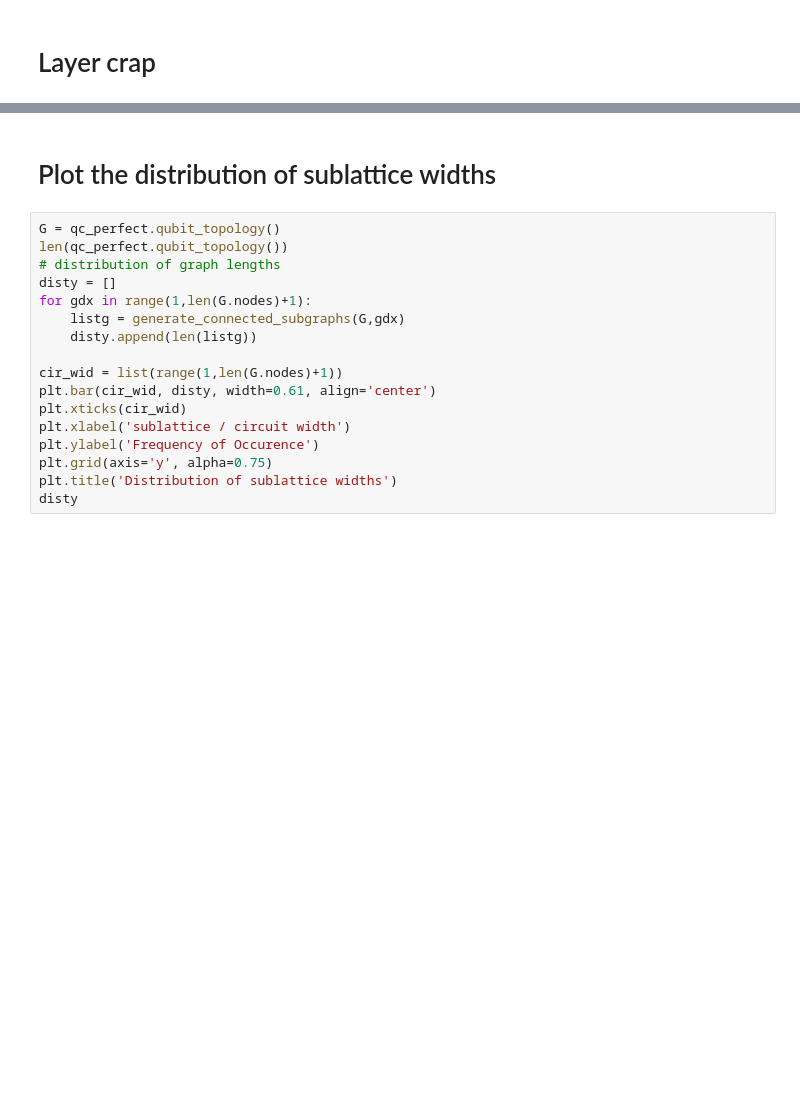
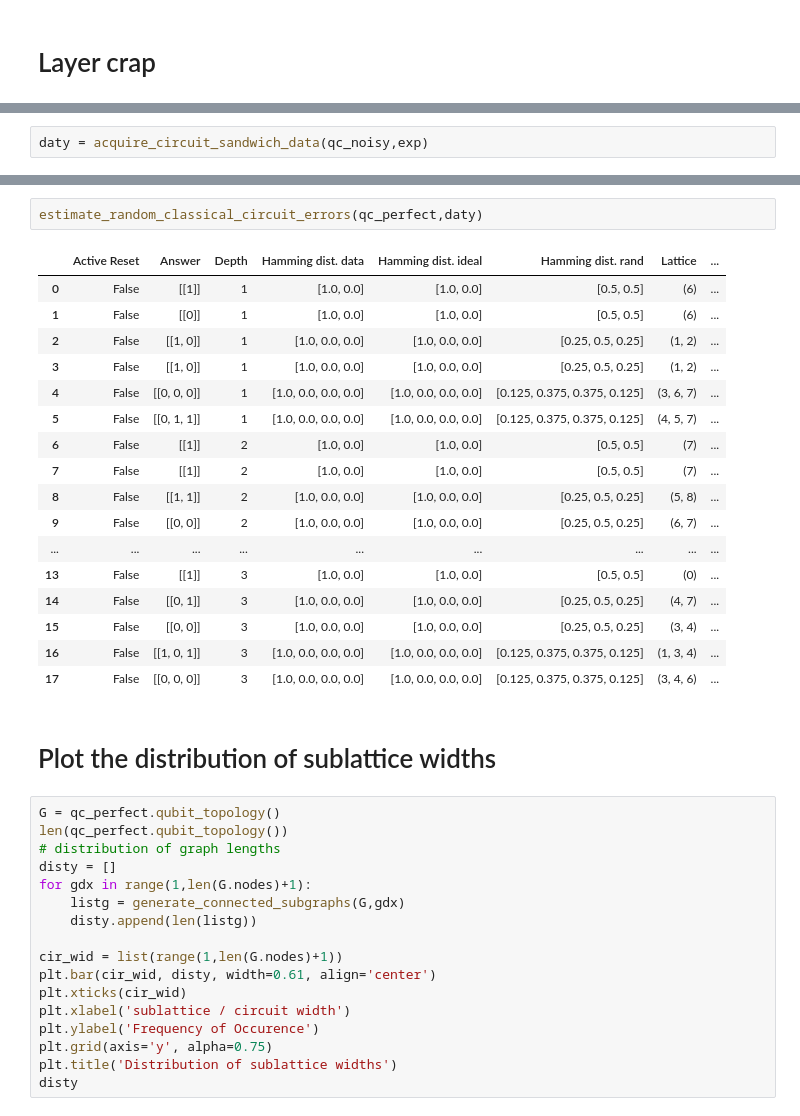
Before and after one commit to rigetti/forest-benchmarking, a Jupyter notebook: examples/circuit_testing_josh.ipynb, the cells around one changed output, grey strips where cells are left out. Saved outputs shown, nothing was run; the diff lists cells and outputs as text; blank space fills up the shorter version.

```diff
--- a/examples/circuit_testing_josh.ipynb
+++ b/examples/circuit_testing_josh.ipynb
@@ -246,0 +138,2 @@ def generate_sandwich_circuits_experiments(qc_noisy: QuantumComputer,
+# %%
+daty = acquire_circuit_sandwich_data(qc_noisy,exp)
@@ -247,3 +160,23 @@ def generate_sandwich_circuits_experiments(qc_noisy: QuantumComputer,
+# %%
+estimate_random_classical_circuit_errors(qc_perfect,daty)
+# %% [output]
+|  | Active Reset | Answer | Depth | Hamming dist. data | Hamming dist. ideal | Hamming dist. rand | Lattice | ... |
+| 0 | False | [[1]] | 1 | [1.0, 0.0] | [1.0, 0.0] | [0.5, 0.5] | (6) | ... |
+| 1 | False | [[0]] | 1 | [1.0, 0.0] | [1.0, 0.0] | [0.5, 0.5] | (6) | ... |
+| 2 | False | [[1, 0]] | 1 | [1.0, 0.0, 0.0] | [1.0, 0.0, 0.0] | [0.25, 0.5, 0.25] | (1, 2) | ... |
+| 3 | False | [[1, 0]] | 1 | [1.0, 0.0, 0.0] | [1.0, 0.0, 0.0] | [0.25, 0.5, 0.25] | (1, 2) | ... |
+| 4 | False | [[0, 0, 0]] | 1 | [1.0, 0.0, 0.0, 0.0] | [1.0, 0.0, 0.0, 0.0] | [0.125, 0.375, 0.375, 0.125] | (3, 6, 7) | ... |
+| 5 | False | [[0, 1, 1]] | 1 | [1.0, 0.0, 0.0, 0.0] | [1.0, 0.0, 0.0, 0.0] | [0.125, 0.375, 0.375, 0.125] | (4, 5, 7) | ... |
+| 6 | False | [[1]] | 2 | [1.0, 0.0] | [1.0, 0.0] | [0.5, 0.5] | (7) | ... |
+| 7 | False | [[1]] | 2 | [1.0, 0.0] | [1.0, 0.0] | [0.5, 0.5] | (7) | ... |
+| 8 | False | [[1, 1]] | 2 | [1.0, 0.0, 0.0] | [1.0, 0.0, 0.0] | [0.25, 0.5, 0.25] | (5, 8) | ... |
+| 9 | False | [[0, 0]] | 2 | [1.0, 0.0, 0.0] | [1.0, 0.0, 0.0] | [0.25, 0.5, 0.25] | (6, 7) | ... |
+| ... | ... | ... | ... | ... | ... | ... | ... | ... |
+| 13 | False | [[1]] | 3 | [1.0, 0.0] | [1.0, 0.0] | [0.5, 0.5] | (0) | ... |
+| 14 | False | [[0, 1]] | 3 | [1.0, 0.0, 0.0] | [1.0, 0.0, 0.0] | [0.25, 0.5, 0.25] | (4, 7) | ... |
+| 15 | False | [[0, 0]] | 3 | [1.0, 0.0, 0.0] | [1.0, 0.0, 0.0] | [0.25, 0.5, 0.25] | (3, 4) | ... |
+| 16 | False | [[1, 0, 1]] | 3 | [1.0, 0.0, 0.0, 0.0] | [1.0, 0.0, 0.0, 0.0] | [0.125, 0.375, 0.375, 0.125] | (1, 3, 4) | ... |
+| 17 | False | [[0, 0, 0]] | 3 | [1.0, 0.0, 0.0, 0.0] | [1.0, 0.0, 0.0, 0.0] | [0.125, 0.375, 0.375, 0.125] | (3, 4, 6) | ... |
 # %% [markdown]
 # Plot the distribution of sublattice widths
 # %%
```
Also changed, not shown: parts of 17 cells of this notebook, 1 other file.
